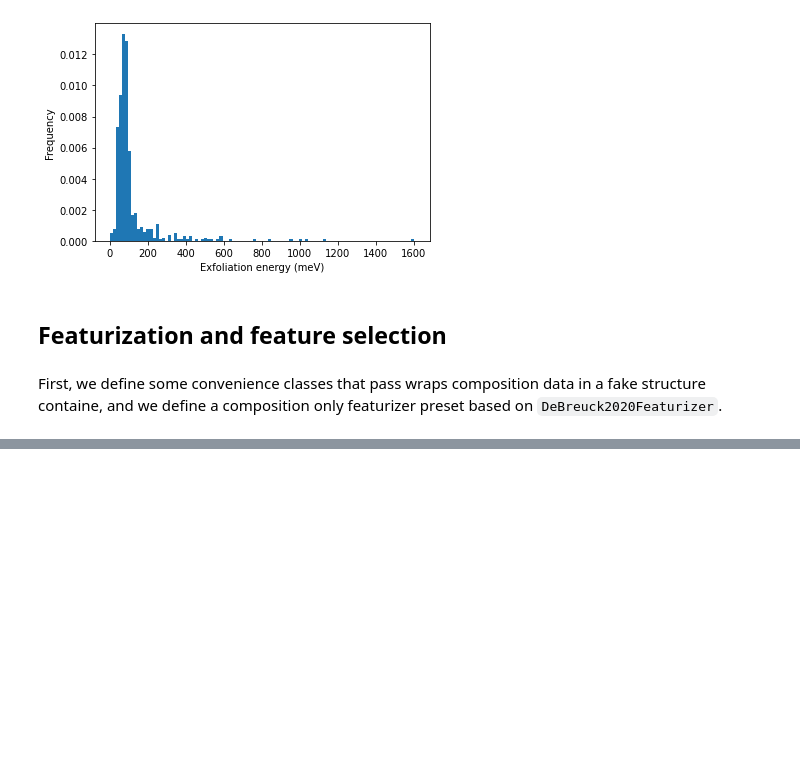
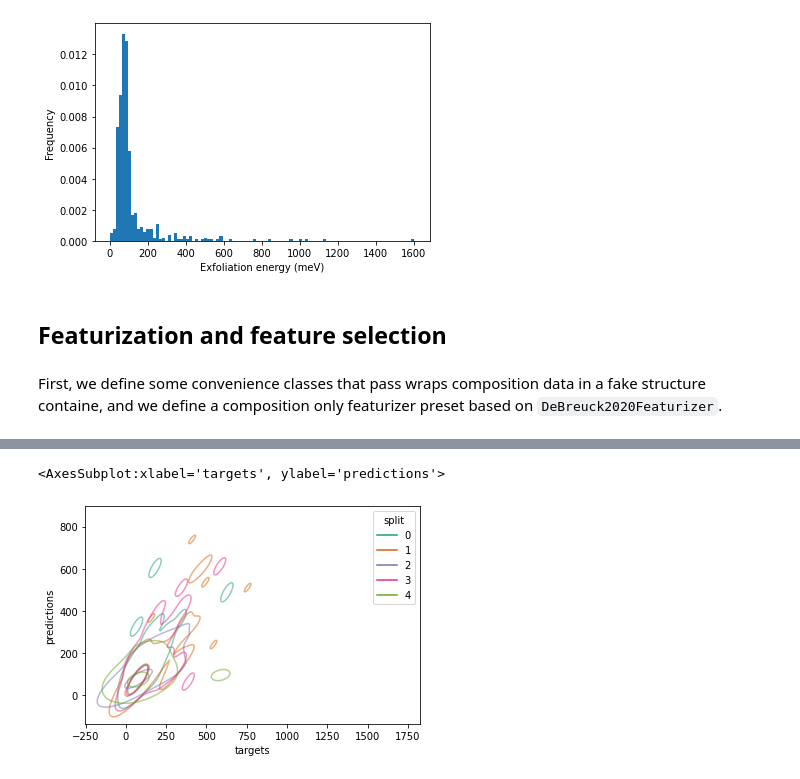
Before and after one commit to modl-uclouvain/modnet-matbench, a Jupyter notebook: matbench_jdft2d/matbench_jdft2d.ipynb, the cells around one changed output, grey strips where cells are left out. Saved outputs shown, nothing was run; the diff lists cells and outputs as text; code cells hidden in the pictures; blank space fills up the shorter version.

```diff
--- a/matbench_jdft2d/matbench_jdft2d.ipynb
+++ b/matbench_jdft2d/matbench_jdft2d.ipynb
@@ -169,0 +195,5 @@ INFO:root:Fitting model...
+# %%
+sns.kdeplot(data=reg_df, x="targets", y="predictions", hue="split", shade=False, levels=3, palette="Dark2", alpha=0.5, )
+# %% [output]
+<AxesSubplot:xlabel='targets', ylabel='predictions'>
+[figure, added]
```
Also changed, not shown: parts of 14 cells of this notebook, 16 other files.
